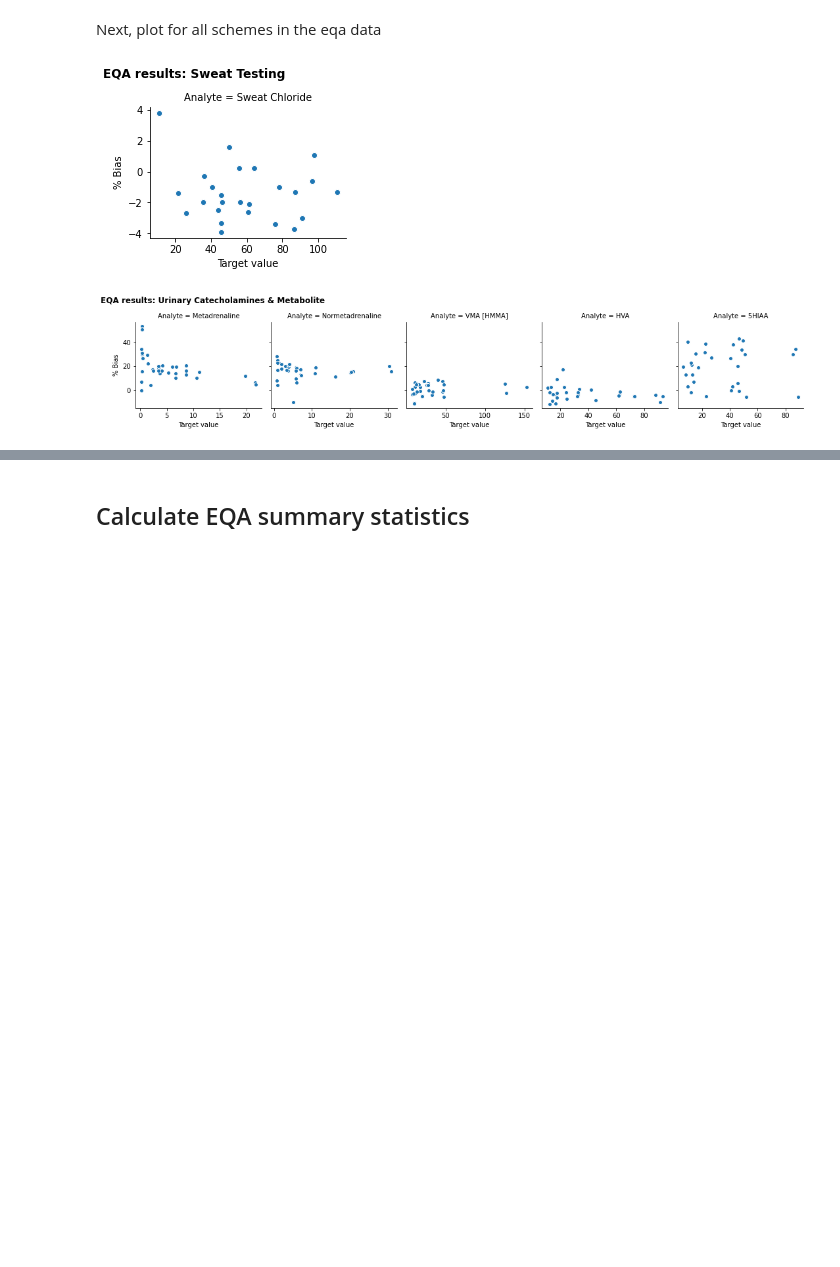
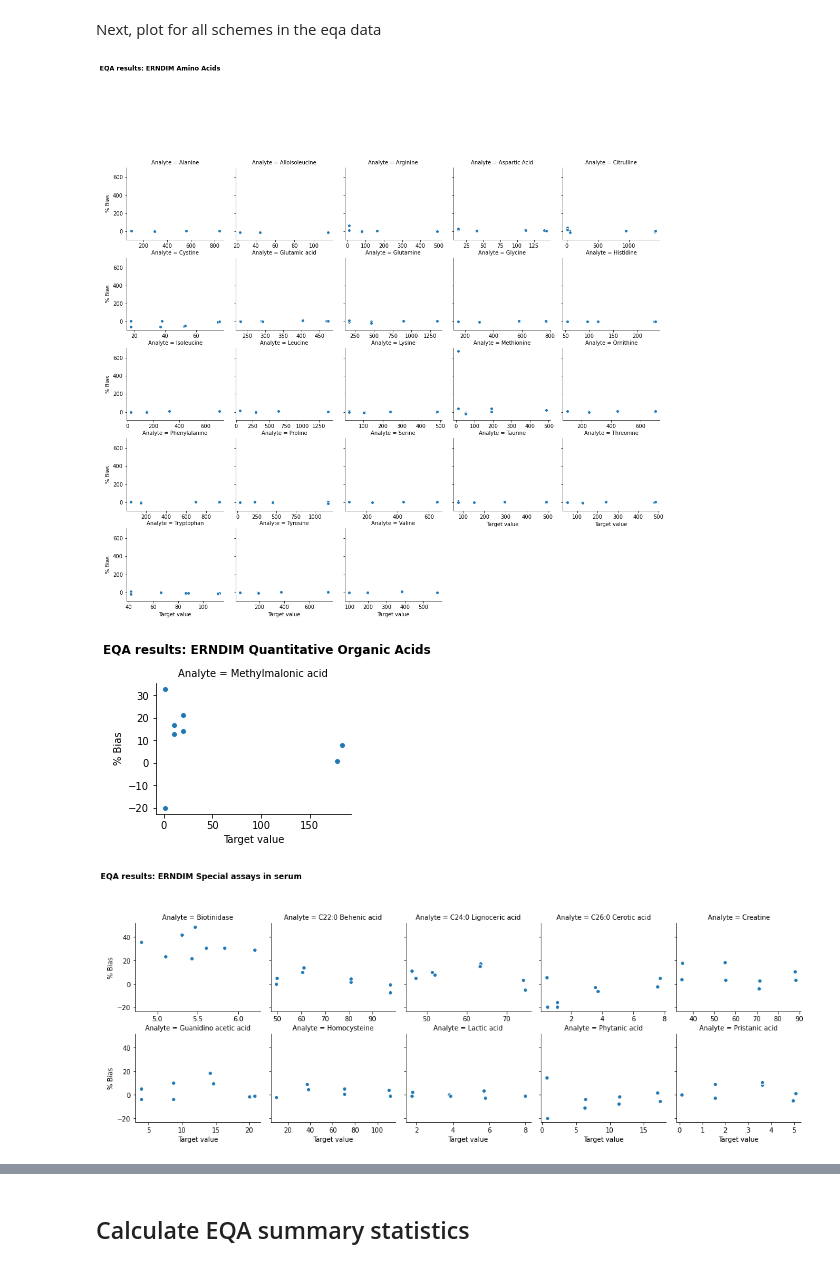
Before and after one commit to nf260/measurement_uncertainty, a Jupyter notebook: Measurement_uncertainty.ipynb, the cells around one changed output, grey strips where cells are left out. Saved outputs shown, nothing was run; the diff lists cells and outputs as text; code cells hidden in the pictures; blank space fills up the shorter version.

```diff
--- a/Measurement_uncertainty.ipynb
+++ b/Measurement_uncertainty.ipynb
@@ -280,3 +285,11 @@ Import EQA results from a csv file (UKNEQAS results can be obtained using EQA da
 # %%
-eqa_results = pd.read_csv('data\\raw_data\\eqa_results\\ukneqas_catecholamines.csv')
+folder = 'data//raw_data//eqa_results//results_targets'
+# %%
+def import_eqa(folder):
+    df = pd.concat(map(pd.read_csv, glob.glob(os.path.join(folder, "*.csv"))),join='outer',ignore_index=True)
+    df['Standard Uncertainty'] = df['Standard Uncertainty'].fillna(0)
+    df = df.rename(columns={'Analyte':'EQA analyte name'})
+    return df
+# %%
+eqa_results = import_eqa(folder)
 # %%
@@ -342,7 +362,7 @@ It is probably easier to merge this manually via Excel (then
 # %% [markdown]
 The EQA data does not contain the specimen bias or percentage uncertainty in the target. We can calculate thse from the result, target value and standard uncertainty of the target value (after excluding non-numeric results and target values)
 # %%
-def eqa_calculations(df,target_uncertainty=True):
+def eqa_calculations(df):
     # Remove rows with non-numeric result or target values
     # https://stackoverflow.com/questions/21771133/finding-non-numeric-rows-in-dataframe-in-pandas/44178063
     data_columns = ['Result','Targ']
@@ -355,8 +375,8 @@ def eqa_calculations(df,target_uncertainty=True):
     num_df['% Bias'] = round(100*(num_df['Result'] - num_df['Targ'])/num_df['Targ'],1)
 
     ## Calculate percentage uncertainty in the target value
-    if target_uncertainty:
-        num_df['% uncertainty in target value'] = round(100*num_df['Standard Uncertainty']/num_df['Targ'],1)
+    num_df['% uncertainty in target value'] = round(100*num_df['Standard Uncertainty']/num_df['Targ'],1)
+
     return num_df
 # %%
 eqa_calculated = eqa_calculations(eqa_results)
@@ -408,7 +421,8 @@ def eqa_bias_multi_plot(df):
     for scheme in df['Scheme name'].unique():
         eqa_bias_plot(df, scheme)
 # %%
-eqa_bias_multi_plot(eqa_bias_df)
+eqa_bias_multi_plot(eqa_calculated)
 # %% [output]
-[figure, old version]
+[figure, new version]
-[figure, old version]
+[figure, new version]
+[figure, added]
```
Also changed, not shown: parts of 16 cells of this notebook.
